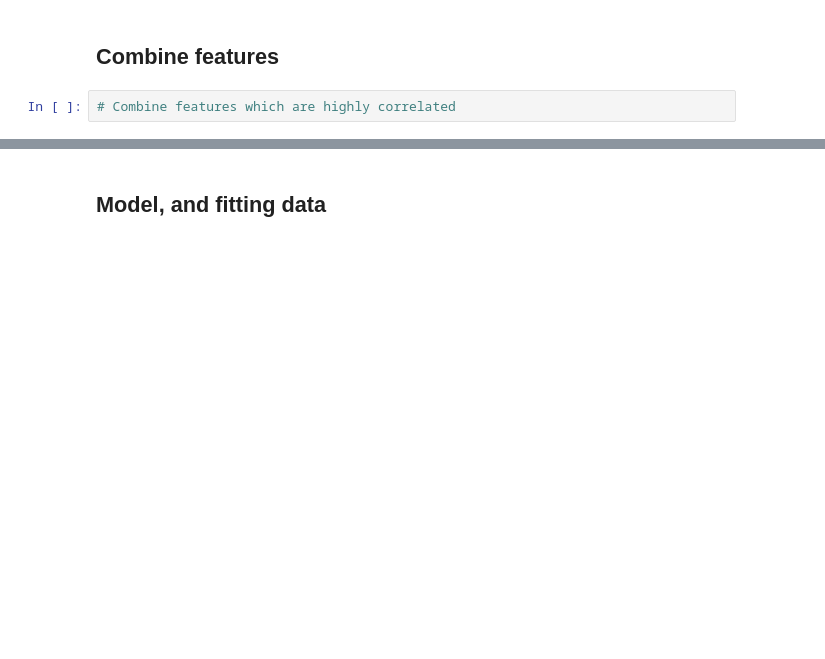
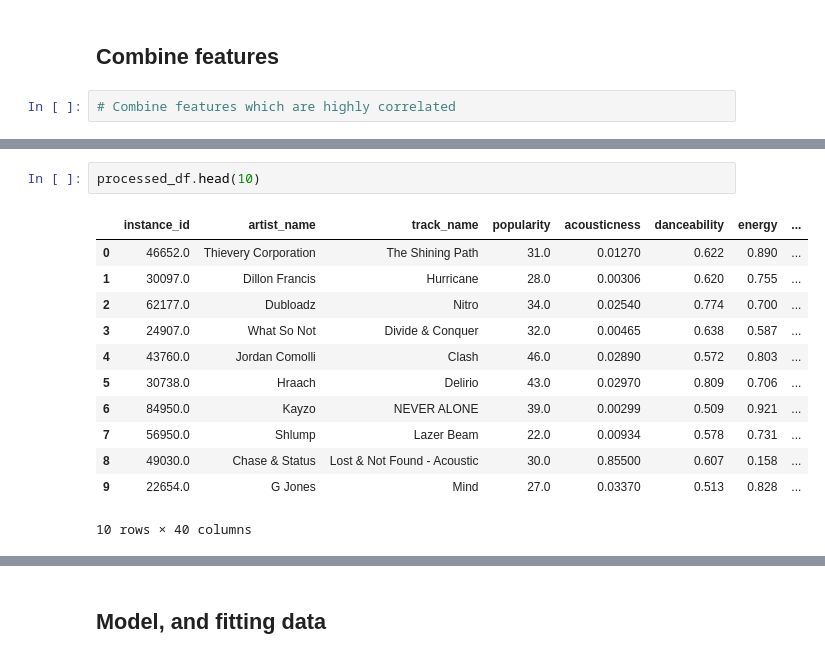
Before and after one commit to ssungan/music_ml, a Jupyter notebook: udita/recommendation_of_music.ipynb, the cells around one changed output, grey strips where cells are left out. Cells and saved outputs as stored; diff of their text form; blank space fills up the shorter version.

```diff
--- a/udita/recommendation_of_music.ipynb
+++ b/udita/recommendation_of_music.ipynb
@@ -647,0 +689,15 @@ plt.show()
+# %%
+processed_df.head(10)
+# %% [output]
+|  | instance_id | artist_name | track_name | popularity | acousticness | danceability | energy | ... |
+| 0 | 46652.0 | Thievery Corporation | The Shining Path | 31.0 | 0.01270 | 0.622 | 0.890 | ... |
+| 1 | 30097.0 | Dillon Francis | Hurricane | 28.0 | 0.00306 | 0.620 | 0.755 | ... |
+| 2 | 62177.0 | Dubloadz | Nitro | 34.0 | 0.02540 | 0.774 | 0.700 | ... |
+| 3 | 24907.0 | What So Not | Divide & Conquer | 32.0 | 0.00465 | 0.638 | 0.587 | ... |
+| 4 | 43760.0 | Jordan Comolli | Clash | 46.0 | 0.02890 | 0.572 | 0.803 | ... |
+| 5 | 30738.0 | Hraach | Delirio | 43.0 | 0.02970 | 0.809 | 0.706 | ... |
+| 6 | 84950.0 | Kayzo | NEVER ALONE | 39.0 | 0.00299 | 0.509 | 0.921 | ... |
+| 7 | 56950.0 | Shlump | Lazer Beam | 22.0 | 0.00934 | 0.578 | 0.731 | ... |
+| 8 | 49030.0 | Chase & Status | Lost & Not Found - Acoustic | 30.0 | 0.85500 | 0.607 | 0.158 | ... |
+| 9 | 22654.0 | G Jones | Mind | 27.0 | 0.03370 | 0.513 | 0.828 | ... |
+10 rows × 40 columns
```
Also changed, not shown: parts of 6 cells of this notebook, 1 other file.
